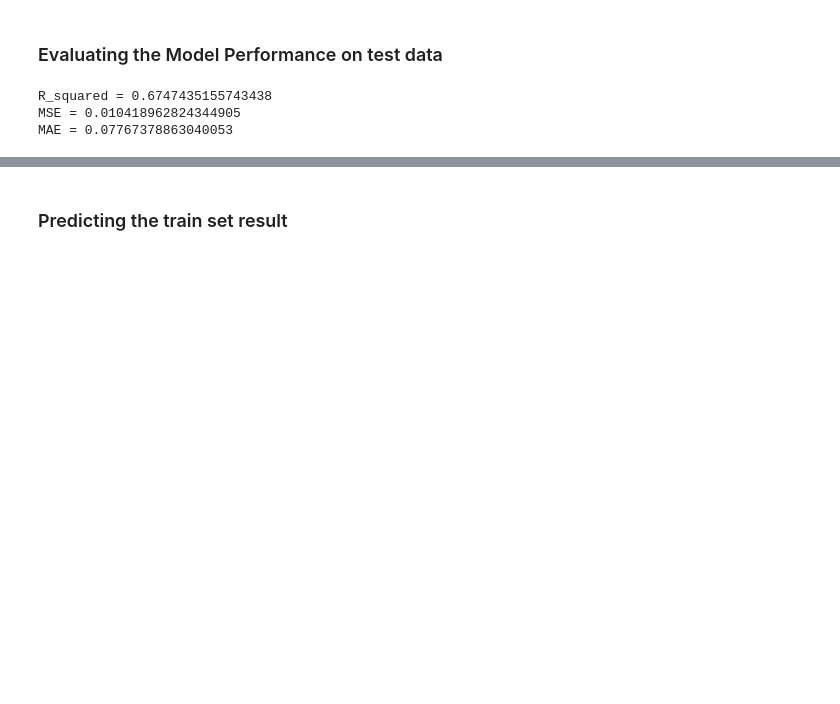
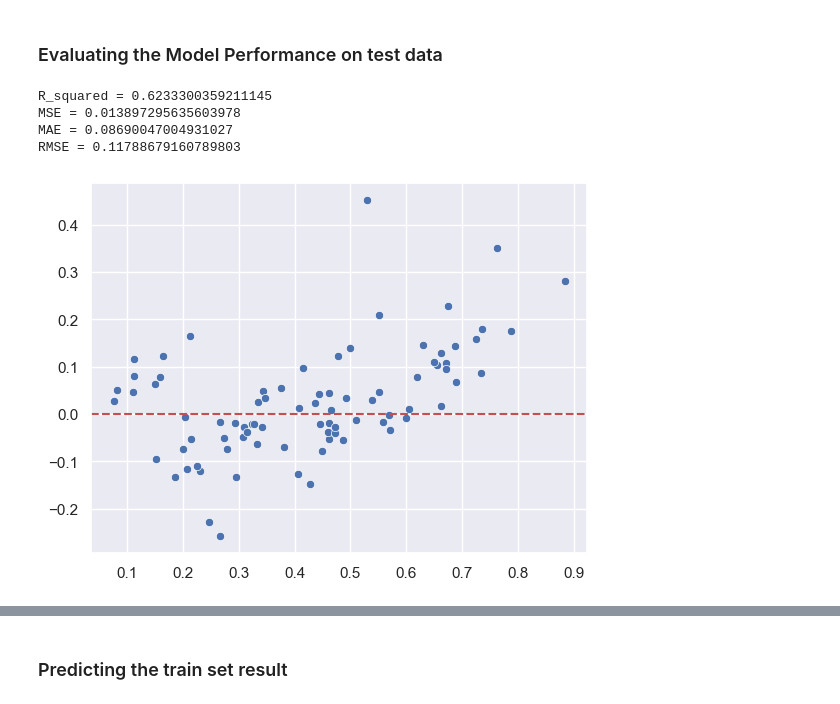
Before and after one commit to pooyanosk1382/ML, a Jupyter notebook: Assignment1/Real State/realState.ipynb, the cells around one changed output, grey strips where cells are left out. Drawn from its saved outputs; the diff is of its cells as text; code cells hidden in the pictures; blank space fills up the shorter version.

```diff
--- a/Assignment1/Real State/realState.ipynb
+++ b/Assignment1/Real State/realState.ipynb
@@ -463,13 +463,26 @@ print(np.concatenate((yPred.reshape(len(yPred), 1), yTest.reshape(len(yTest), 1)
 from sklearn.metrics import r2_score
 from sklearn.metrics import mean_squared_error
 from sklearn.metrics import mean_absolute_error
+r2Score = r2_score(yTest, yPred)
+MSE = mean_squared_error(yTest, yPred)
+MAE = mean_absolute_error(yTest, yPred)
+RMSE = np.sqrt(MSE)
 print('R_squared = ', end='')
-print(r2_score(yTest, yPred))
+print(r2Score)
 print('MSE = ', end='')
-print(mean_squared_error(yTest, yPred))
+print(MSE)
 print('MAE = ', end='')
-print(mean_absolute_error(yTest, yPred))
+print(MAE)
+print('RMSE = ', end='')
+print(RMSE)
 # %% [output]
-R_squared = 0.6747435155743438
-MSE = 0.010418962824344905
-MAE = 0.07767378863040053
+R_squared = 0.6233300359211145
+MSE = 0.013897295635603978
+MAE = 0.08690047004931027
+RMSE = 0.11788679160789803
+# %%
+RESTest = yTest - yPred
+sns.scatterplot(x=yTest, y=RESTest)
+plt.axhline(y=0, color='r', ls='--');
+# %% [output]
+[figure, added]
```
Also changed, not shown: parts of 10 cells of this notebook.
